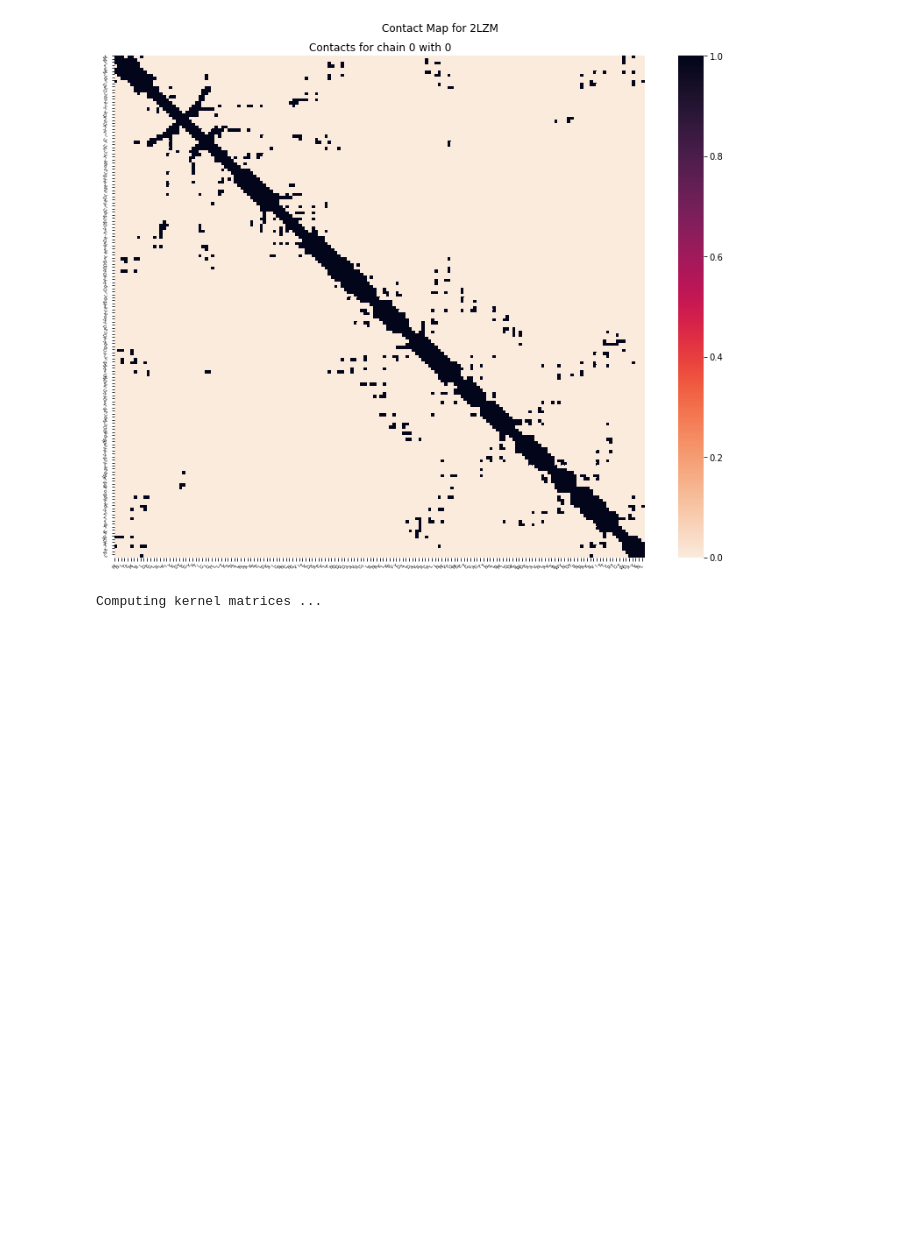
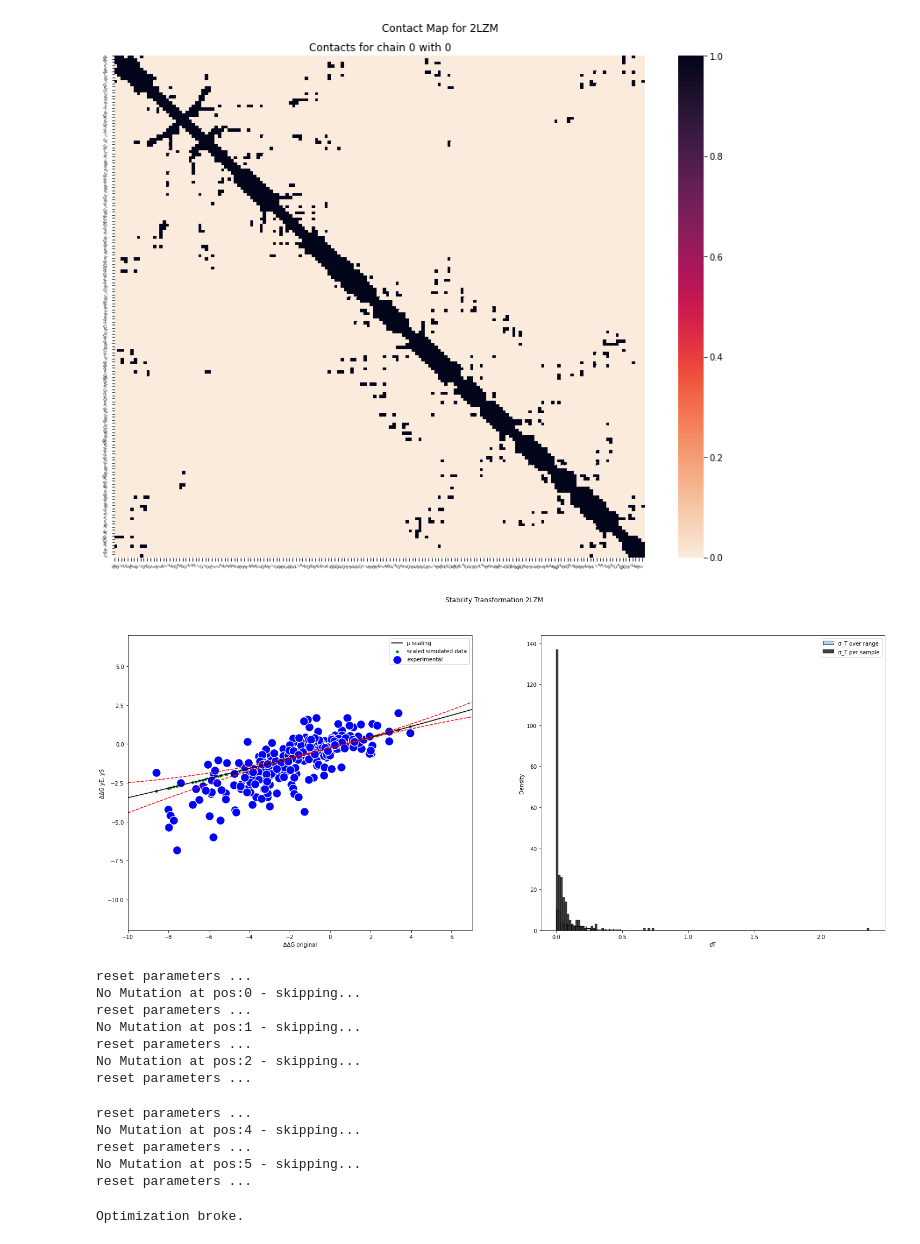
Before and after one commit to RMichae1/pro_tooling, a Jupyter notebook: report.ipynb, the cells around one changed output. Saved outputs shown, nothing was run; the diff lists cells and outputs as text; code cells hidden in the pictures; blank space fills up the shorter version.

```diff
--- a/report.ipynb
+++ b/report.ipynb
@@ -40,7 +42,6 @@ sim_mutations = parse_matlab_mutation_file("./data/ddg_rosetta_single.mat", quer
 
 results = {}
 
-# generate contactmaps, distance matrix plots
 for pdb in pdbs:
     # load data from reference files
     filename = f"./pdb/{pdb.lower()}.pdb"
@@ -48,40 +49,56 @@ for pdb in pdbs:
     ref_file = loadmat(f"./data/{pdb.upper()}.mat")
     ref_adj = convert_graph_from_matlab_file(ref_file["contact_map"])
 
-    # contact map and distance matrix
+    # generate contactmaps, distance matrix plots
     cm1 = ContactMapper(pdb_file=filename, tri_dist=True)
     cm1.plot_distance_matrix(save_fig=save_fig)
     cm1.plot_contact_map(save_fig=save_fig)
 
     # generate sub_matrices and representations ...
     pcol = ProteinCollection(cm1, pdb_ID=pdb, mutations_exp=exp_mutations, mutations_sim=sim_mutations, TESTING=False)
-    pcol.plot_sub_matrices(savefig=save_fig)
+    # pcol.plot_sub_matrices(savefig=save_fig)
 
     # extract mutations
-    mut_S_exp, _, ΔΔg_exp, mut_ids_exp = parse_mutations(mutation_dict=mutations_dict_exp.get(pcol.pdb_ID),
+    mut_S_exp, _, ΔΔg_exp, mut_ids_exp = parse_mutations(mutation_dict=exp_mutations.get(pcol.pdb_ID),
                                                     sequence=pcol.sequence, adjacency=ref_adj)
-    mut_S_is, _, ΔΔg_is, mut_ids_is = parse_mutations(mutation_dict=mutations_dict_is.get(pcol.pdb_ID),
+    mut_S_is, _, ΔΔg_is, mut_ids_is = parse_mutations(mutation_dict=sim_mutations.get(pcol.pdb_ID),
                                                     sequence=pcol.sequence, adjacency=ref_adj)
     X_exp, X_is = convert_aa_sequence(mut_S_exp), convert_aa_sequence(mut_S_is)
     y_wt = np.array([0])[:, np.newaxis]
     X_wt = convert_aa_sequence([pcol.sequence])
 
     # Bayesian Scaling
     bs = BayesScaler(is_mutations=mut_ids_is, ΔΔg=pcol.ΔΔg_is, exp_mutations=mut_ids_exp,
                         experimentally_observed_ΔΔg=pcol.ΔΔg_exp, TESTING=False, pdb_ID=pdb.upper())
     ΔΔg_exp = ΔΔg_exp[:, np.newaxis]
     ΔΔg_is_scaled = bs.transform(ΔΔg_is)[:, np.newaxis]
     bs.plot_scaling(save_fig=save_fig)
 
     # Scale y-values as done in the implementation by normalizing with mean and max
     mean_y, max_y, y_wt, ΔΔg_exp, ΔΔg_is_scaled = preprocess_observations(y_wt, ΔΔg_exp, ΔΔg_is_scaled)
 
     gpr = GPRegression(protein_representation=pcol, X_wt=X_wt, X_exp=X_exp, X_is=X_is,
                          y_wt=y_wt, y_exp=ΔΔg_exp, y_is=ΔΔg_is_scaled, adjacencies=ref_adj,
                          σ_T=bs.σ_T, y_max=max_y, y_mean=mean_y)
     opt_results, gpr_results, n_mutations = gpr.position_level_CV()
-    results[pdb] = {"optimization": opt_results, "regression": gpr_results, "mutations": n_mutations}
+    results_dict = {"optimization": opt_results, "regression": gpr_results, "mutations": n_mutations}
+    results[pdb] = results_dict
+    with open(f"./results_{pdb}.pickle", "wb") as outfile:
+        pickle.dump(results_dict, outfile)
 # %% [output]
 [figure]
 [figure]
+[figure, added]
-Computing kernel matrices ...
+reset parameters ...
+No Mutation at pos:0 - skipping...
+reset parameters ...
+No Mutation at pos:1 - skipping...
+reset parameters ...
+No Mutation at pos:2 - skipping...
+reset parameters ...
+reset parameters ...
+No Mutation at pos:4 - skipping...
+reset parameters ...
+No Mutation at pos:5 - skipping...
+reset parameters ...
+Optimization broke.
```
Also changed, not shown: parts of 4 cells of this notebook.
